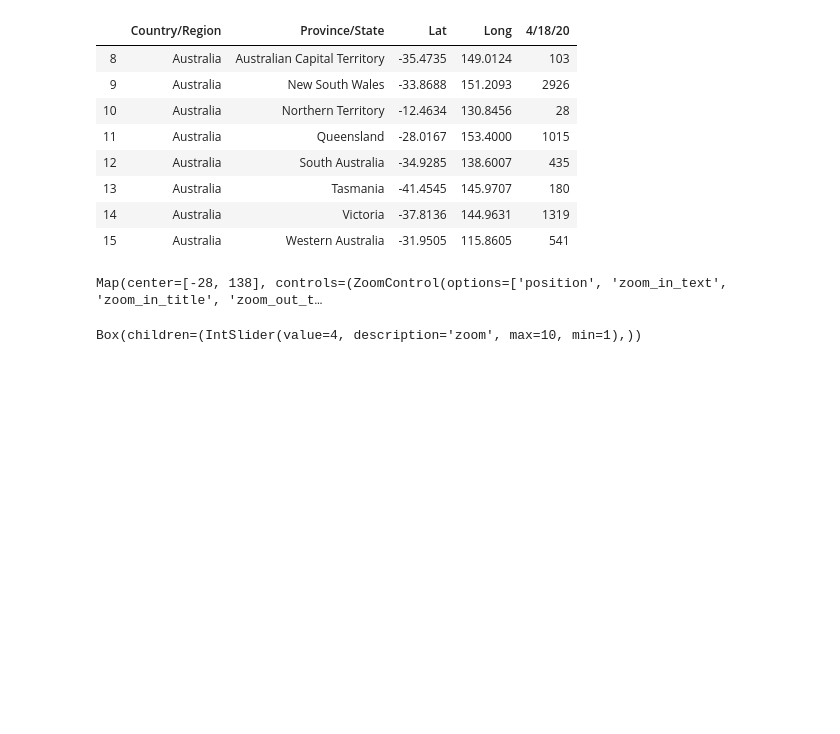
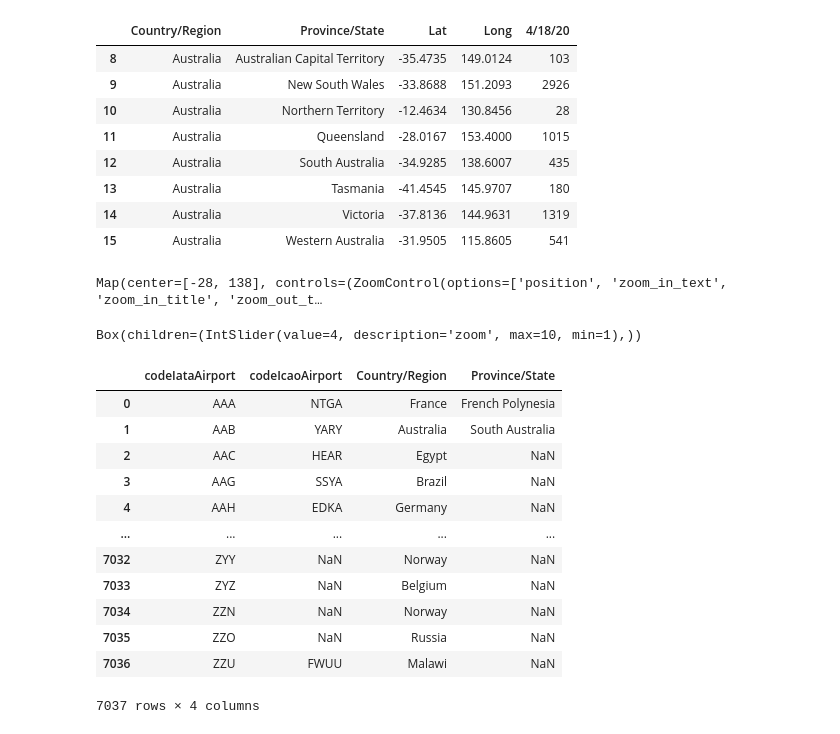
Before and after one commit to Ccamm/coronavirus_network, a Jupyter notebook: coronavirus_network.ipynb, the cells around one changed output. Cells and saved outputs as stored; diff of their text form; code cells hidden in the pictures; blank space fills up the shorter version.

```diff
--- a/coronavirus_network.ipynb
+++ b/coronavirus_network.ipynb
@@ -72,3 +52,8 @@ datasets = load_datasets_to_dataframe()
+# %%
+from datasetmanager import CovidManager
+
+covid_manager = CovidManager()
+datasets = covid_manager.getDataSets()
 # %%
 datasets['deaths']
 # %% [output]
@@ -224,3 +209,28 @@ Map(center=[-28, 138], controls=(ZoomControl(options=['position', 'zoom_in_text'
 ausMap.interact(zoom=(1,10,1))
 # %% [output]
 Box(children=(IntSlider(value=4, description='zoom', max=10, min=1),))
+# %%
+"""
+FOR API CALLS FOR LATER ON
+
+MAPS LOCATIONS FROM THE COVID DATASET TO AIRPORT LOCATIONS USED BY THE API WE ARE USING
+"""
+
+from datasetmanager import AirportToLocation
+
+airport_manager = AirportToLocation()
+airport_manager.getDataset(df)
+# %% [output]
+|  | codeIataAirport | codeIcaoAirport | Country/Region | Province/State |
+| 0 | AAA | NTGA | France | French Polynesia |
+| 1 | AAB | YARY | Australia | South Australia |
+| 2 | AAC | HEAR | Egypt | NaN |
+| 3 | AAG | SSYA | Brazil | NaN |
+| 4 | AAH | EDKA | Germany | NaN |
+| ... | ... | ... | ... | ... |
+| 7032 | ZYY | NaN | Norway | NaN |
+| 7033 | ZYZ | NaN | Belgium | NaN |
+| 7034 | ZZN | NaN | Norway | NaN |
+| 7035 | ZZO | NaN | Russia | NaN |
+| 7036 | ZZU | FWUU | Malawi | NaN |
+7037 rows × 4 columns
```
Also changed, not shown: parts of 3 cells of this notebook, 7 other files.
